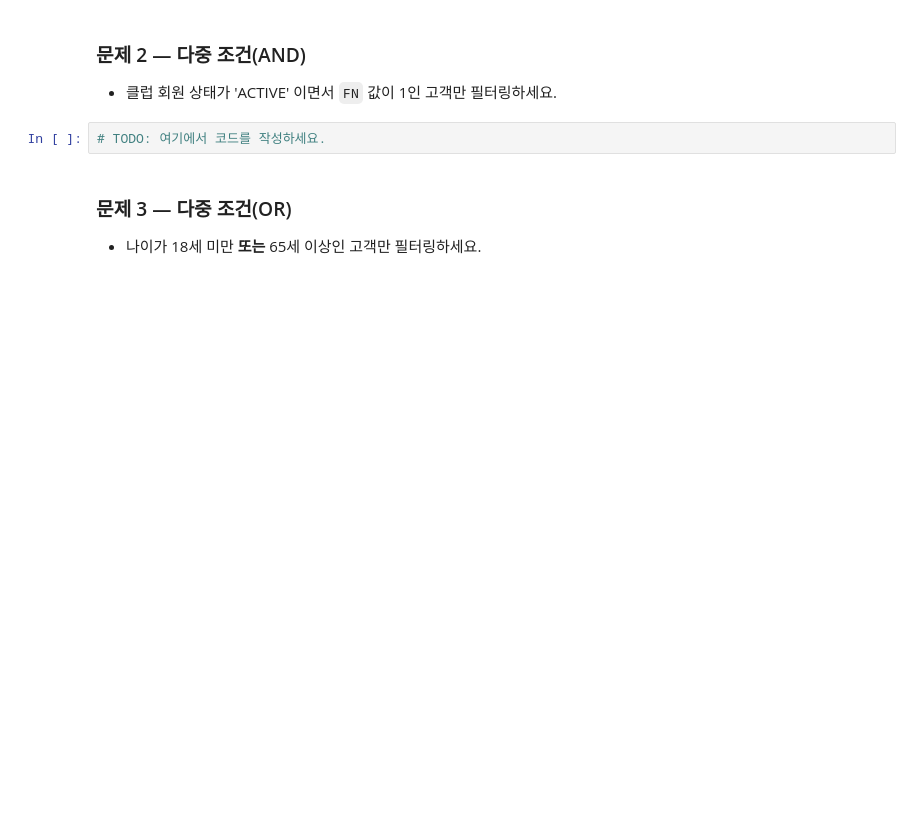
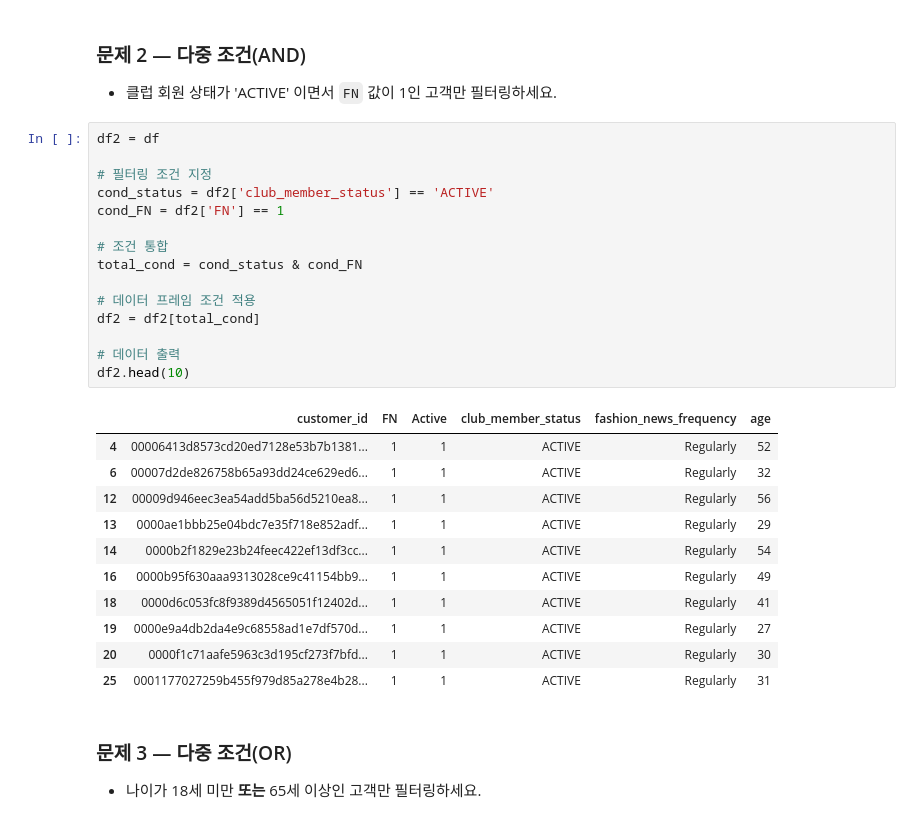
Before and after one commit to Magpie-Jo/Sparta, a Jupyter notebook: Camp/Pandas/pd_Basic 세션 미니 과제/2회차 미니과제/H&M/2회차 HM_customer_문제.ipynb, the cells around one changed output. Drawn from its saved outputs; the diff is of its cells as text; blank space fills up the shorter version.

```diff
--- a/Camp/Pandas/pd_Basic 세션 미니 과제/2회차 미니과제/H&M/2회차 HM_customer_문제.ipynb
+++ b/Camp/Pandas/pd_Basic 세션 미니 과제/2회차 미니과제/H&M/2회차 HM_customer_문제.ipynb
@@ -15,7 +47,32 @@
 ### 문제 2 — 다중 조건(AND)
 - 클럽 회원 상태가 'ACTIVE' 이면서 `FN` 값이 1인 고객만 필터링하세요.
 # %%
-# TODO: 여기에서 코드를 작성하세요.
+df2 = df
+
+# 필터링 조건 지정
+cond_status = df2['club_member_status'] == 'ACTIVE'
+cond_FN = df2['FN'] == 1
+
+# 조건 통합
+total_cond = cond_status & cond_FN
+
+# 데이터 프레임 조건 적용
+df2 = df2[total_cond]
+
+# 데이터 출력
+df2.head(10)
+# %% [output]
+|  | customer_id | FN | Active | club_member_status | fashion_news_frequency | age |
+| 4 | 00006413d8573cd20ed7128e53b7b1381... | 1 | 1 | ACTIVE | Regularly | 52 |
+| 6 | 00007d2de826758b65a93dd24ce629ed6... | 1 | 1 | ACTIVE | Regularly | 32 |
+| 12 | 00009d946eec3ea54add5ba56d5210ea8... | 1 | 1 | ACTIVE | Regularly | 56 |
+| 13 | 0000ae1bbb25e04bdc7e35f718e852adf... | 1 | 1 | ACTIVE | Regularly | 29 |
+| 14 | 0000b2f1829e23b24feec422ef13df3cc... | 1 | 1 | ACTIVE | Regularly | 54 |
+| 16 | 0000b95f630aaa9313028ce9c41154bb9... | 1 | 1 | ACTIVE | Regularly | 49 |
+| 18 | 0000d6c053fc8f9389d4565051f12402d... | 1 | 1 | ACTIVE | Regularly | 41 |
+| 19 | 0000e9a4db2da4e9c68558ad1e7df570d... | 1 | 1 | ACTIVE | Regularly | 27 |
+| 20 | 0000f1c71aafe5963c3d195cf273f7bfd... | 1 | 1 | ACTIVE | Regularly | 30 |
+| 25 | 0001177027259b455f979d85a278e4b28... | 1 | 1 | ACTIVE | Regularly | 31 |
 # %% [markdown]
 ### 문제 3 — 다중 조건(OR)
 - 나이가 18세 미만 **또는** 65세 이상인 고객만 필터링하세요.
```
Also changed, not shown: parts of 12 cells of this notebook, 7 other files.
